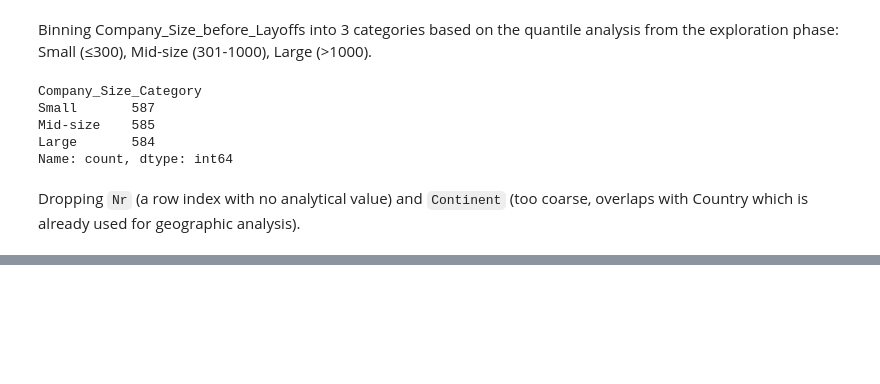
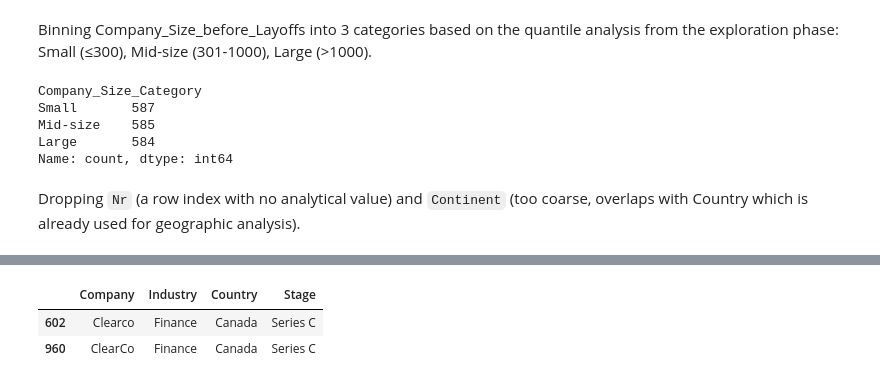
Before and after one commit to elizabeth-li-pm/Tech-Layoffs-Analysis, a Jupyter notebook: notebooks/02_data_cleaning.ipynb, the cells around one changed output, grey strips where cells are left out. Cells and saved outputs as stored; diff of their text form; code cells hidden in the pictures; blank space fills up the shorter version.

```diff
--- a/notebooks/02_data_cleaning.ipynb
+++ b/notebooks/02_data_cleaning.ipynb
@@ -34,3 +34,5 @@ Semiconductors                     5
 IT Services                        5
 E-commerce                         5
 Name: count, dtype: int64
+# %%
+df['Industry'] = df['Industry'].replace({'e-commerce': 'E-commerce'})
@@ -93,0 +155,6 @@ df = df.drop(columns=['Nr', 'Continent'])
+# %%
+df[df['Company'].str.strip().str.lower() == 'clearco'][['Company', 'Industry', 'Country', 'Stage']]
+# %% [output]
+|  | Company | Industry | Country | Stage |
+| 602 | Clearco | Finance | Canada | Series C |
+| 960 | ClearCo | Finance | Canada | Series C |
```
Also changed, not shown: parts of 8 cells of this notebook, 2 other files.
